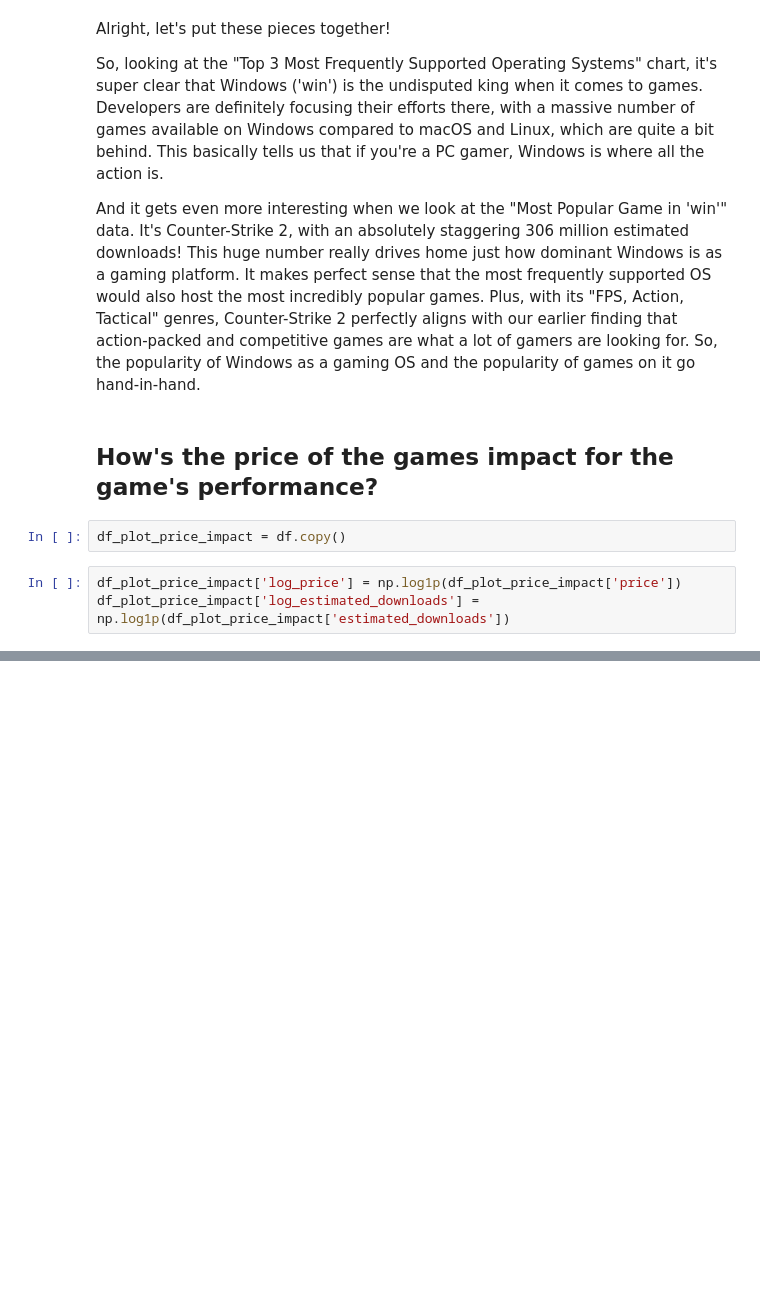
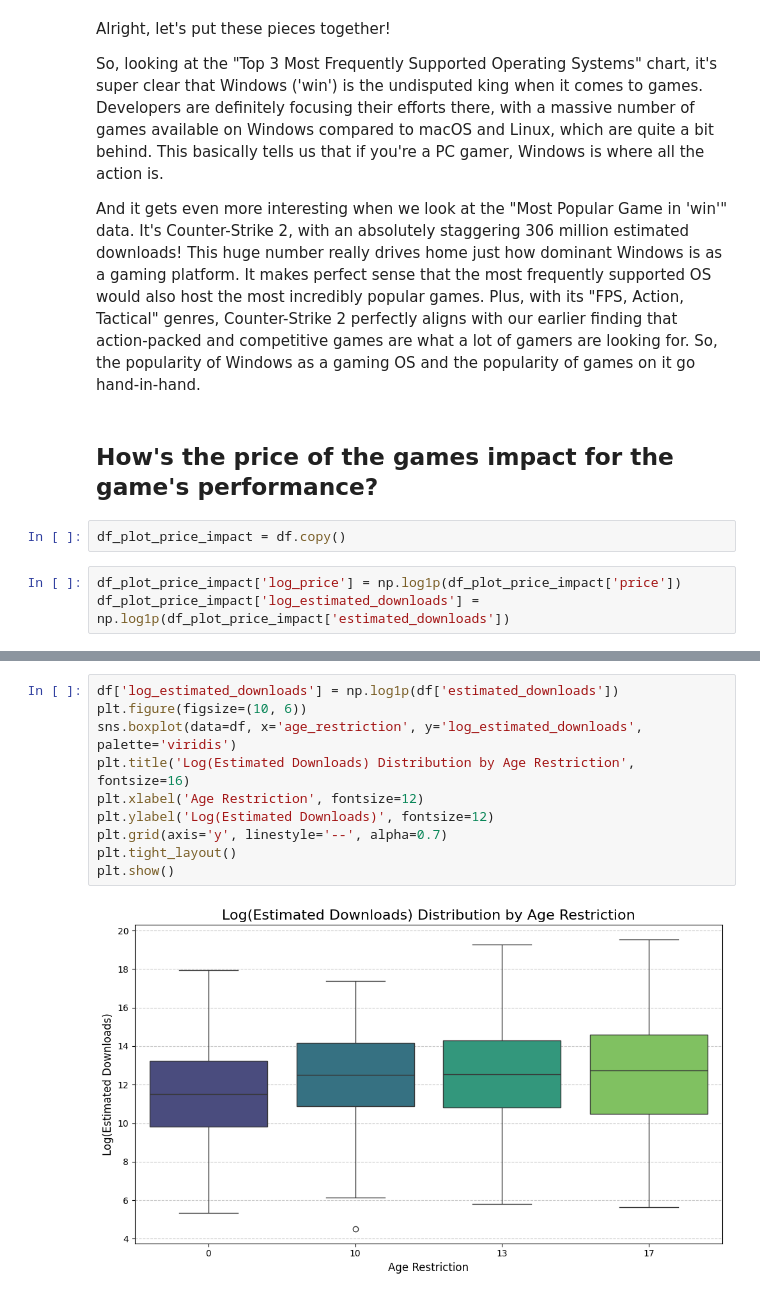
Before and after one commit to xyzaraa/steam-game-analysis, a Jupyter notebook: steam-game-analysis.ipynb, the cells around one changed output, grey strips where cells are left out. Saved outputs shown, nothing was run; the diff lists cells and outputs as text; blank space fills up the shorter version.

```diff
--- a/steam-game-analysis.ipynb
+++ b/steam-game-analysis.ipynb
@@ -424,0 +442,12 @@ In essence, while price profoundly dictates a game's potential for widespread ad
+# %%
+df['log_estimated_downloads'] = np.log1p(df['estimated_downloads'])
+plt.figure(figsize=(10, 6))
+sns.boxplot(data=df, x='age_restriction', y='log_estimated_downloads', palette='viridis')
+plt.title('Log(Estimated Downloads) Distribution by Age Restriction', fontsize=16)
+plt.xlabel('Age Restriction', fontsize=12)
+plt.ylabel('Log(Estimated Downloads)', fontsize=12)
+plt.grid(axis='y', linestyle='--', alpha=0.7)
+plt.tight_layout()
+plt.show()
+# %% [output]
+[figure, added]
```
Also changed, not shown: parts of 32 cells of this notebook.
